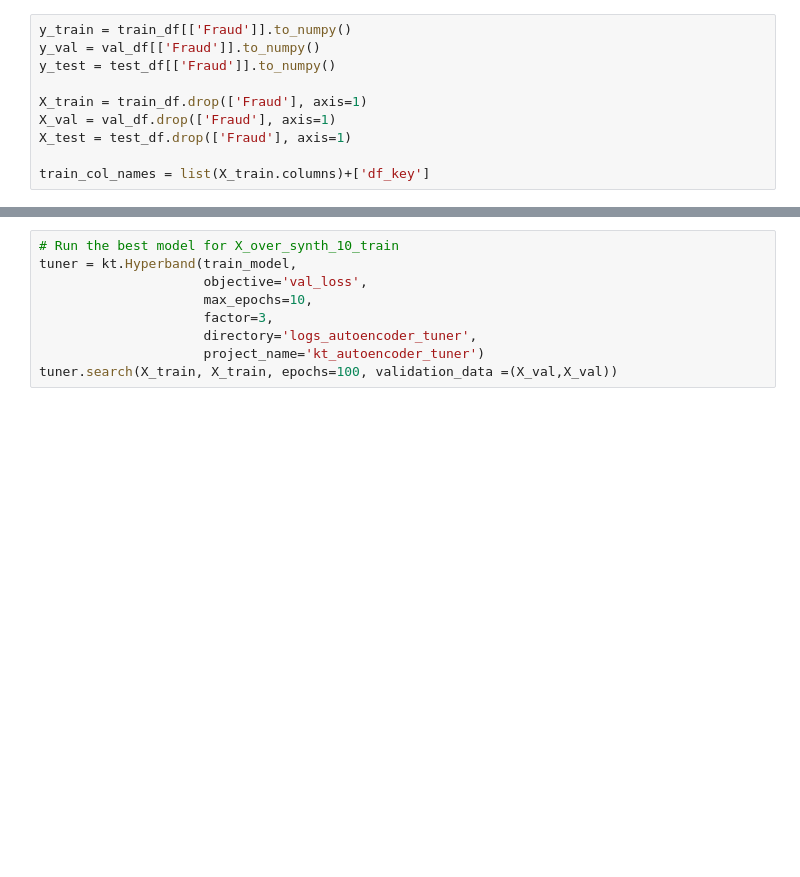
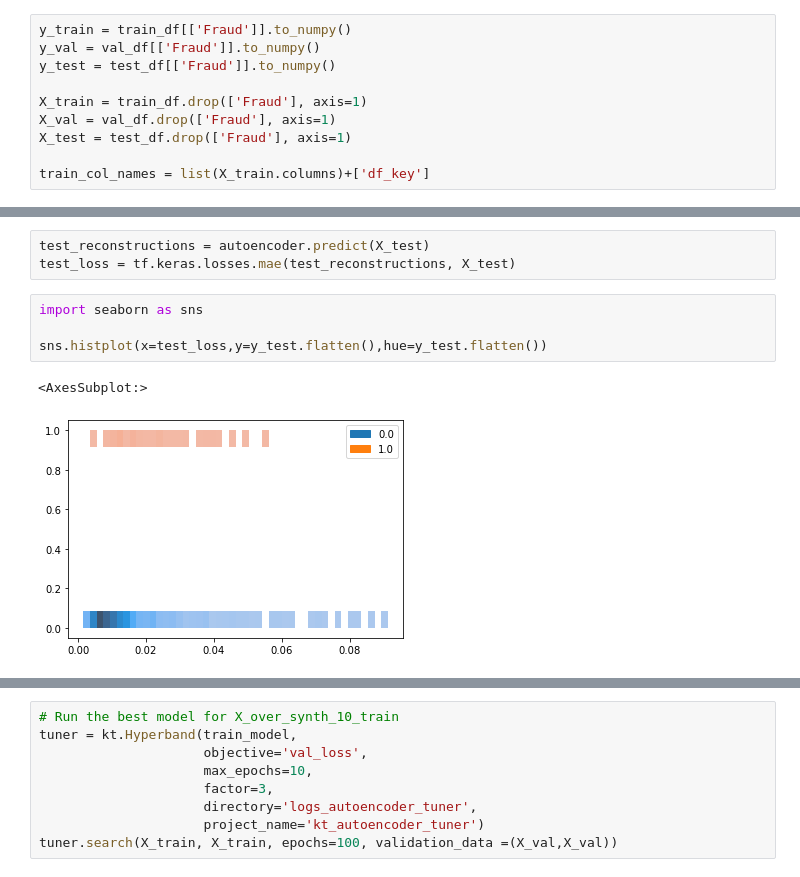
Before and after one commit to ba-group-projects/insurance-fraud-detection, a Jupyter notebook: main-update.ipynb, the cells around one changed output, grey strips where cells are left out. Cells and saved outputs as stored; diff of their text form; blank space fills up the shorter version.

```diff
--- a/main-update.ipynb
+++ b/main-update.ipynb
@@ -1409,0 +1462,10 @@ To enable them in other operations, rebuild TensorFlow with the appropriate comp
+# %%
+test_reconstructions = autoencoder.predict(X_test)
+test_loss = tf.keras.losses.mae(test_reconstructions, X_test)
+# %%
+import seaborn as sns
+
+sns.histplot(x=test_loss,y=y_test.flatten(),hue=y_test.flatten())
+# %% [output]
+<AxesSubplot:>
+[figure, added]
```
Also changed, not shown: parts of 31 cells of this notebook.
